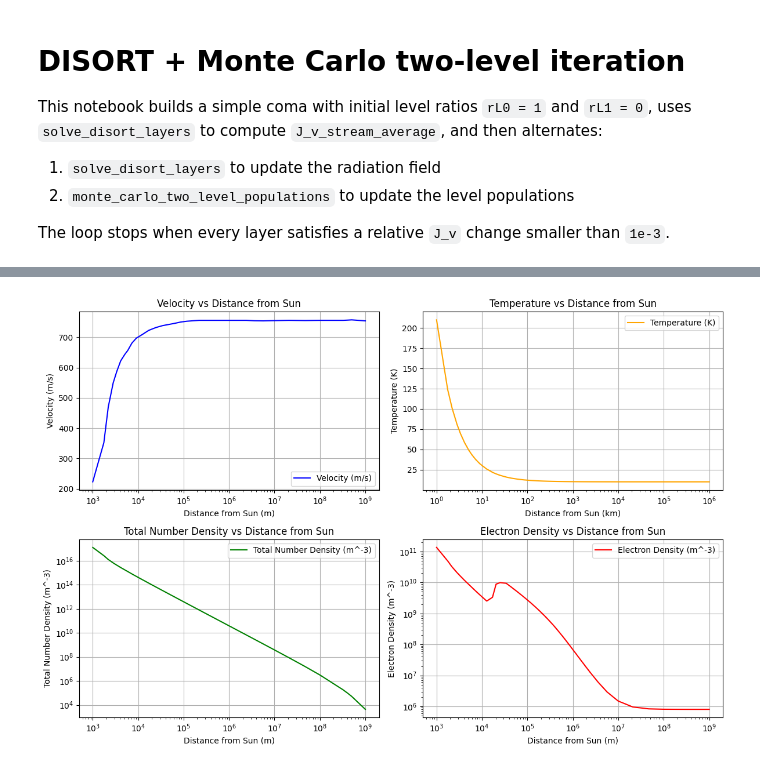
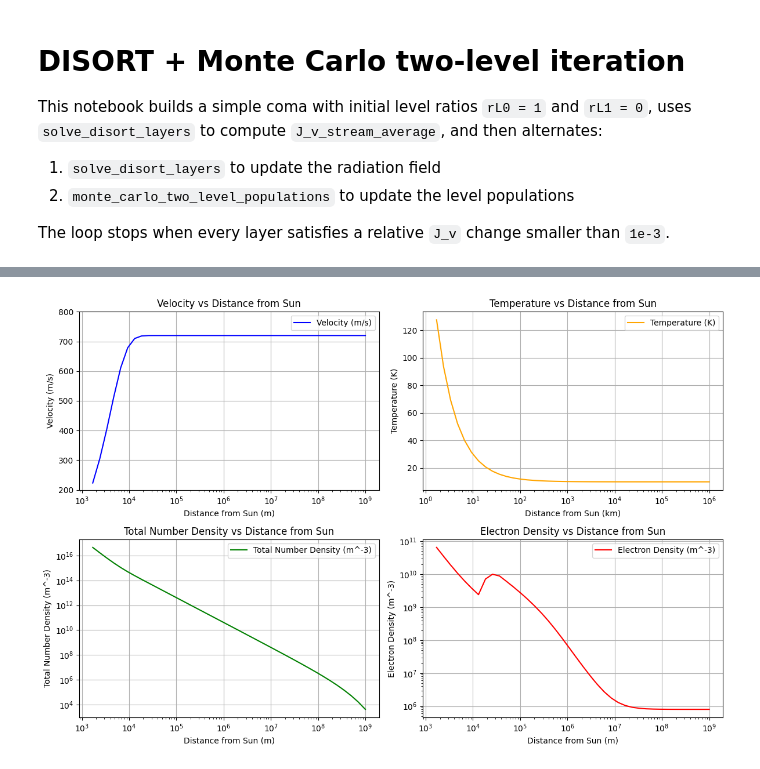
Before and after one commit to jihenghu/ComaSpec, a Jupyter notebook: examples/example_disort.ipynb, the cells around one changed output, grey strips where cells are left out. Cells and saved outputs as stored; diff of their text form; code cells hidden in the pictures.

```diff
--- a/examples/example_disort.ipynb
+++ b/examples/example_disort.ipynb
@@ -68,7 +66,7 @@ absorber_mass_kg = 18.01528 * constants.ATOMIC_MASS_UNIT
 
 # Coma setup matching examples/coma.ipynb
 heliocentric_distance_AU = 2.5
-xc = radius_km * 1.0e3
+xc = np.logspace(np.log10(1.7e3), np.log10(1e9), 40)[::-1]
 xf = np.empty(xc.size + 1, dtype=np.float64)
 xf[1:-1] = np.sqrt(xc[:-1] * xc[1:])
 xf[0] = xc[0] ** 2 / xf[1]
@@ -76,9 +74,9 @@ xf[-1] = xc[-1] ** 2 / xf[-2]
 nlayer = xc.size
 
 v0 = 720.0
-c_scale = 3.5e3
-# velocity = velocity_tanh(xc, v0=v0, c=c_scale)
-velocity = np.interp(xc, rkm*1e3, velocity)
+c_scale = 5.3e3
+velocity = velocity_tanh(xc, v0=v0, c=c_scale)
+# velocity = np.interp(xc, rkm*1e3, velocity)
 
 T0 = 10.0
 temperature = temperature_inverse_distance(xc, a=10, b=1, t0=T0, r0=2000)
@@ -103,7 +101,7 @@ nelec, telec = electron_biver_1997(
 
 # Initial level ratios: rL0 = 0.5, rL1 = 0.5
 fractions = np.zeros((nlayer, 1), dtype=np.float64)
-fractions[:, 0] = level1_ratio
+fractions[:, 0] = 0.0# level1_ratio
 coma = ComaGrid(
     temperature=temperature,
     total_number_density=total_number_density,
@@ -123,31 +121,32 @@ plt.subplot(2, 2, 1)
 plt.semilogx(xc, velocity, label='Velocity (m/s)', color='blue')
 plt.xlabel('Distance from Sun (m)')
 plt.ylabel('Velocity (m/s)')
+plt.ylim(200, 800)
 plt.title('Velocity vs Distance from Sun')
 plt.grid()
 plt.legend()
 plt.subplot(2, 2, 2)
 plt.semilogx(xc/1000, temperature, label='Temperature (K)', color='orange')
 plt.xlabel('Distance from Sun (km)')
 plt.ylabel('Temperature (K)')
 plt.title('Temperature vs Distance from Sun')
 plt.grid()
 plt.legend()
 plt.subplot(2, 2, 3)
 plt.loglog(xc, total_number_density, label='Total Number Density (m^-3)', color='green')
 plt.xlabel('Distance from Sun (m)')
 plt.ylabel('Total Number Density (m^-3)')
 plt.title('Total Number Density vs Distance from Sun')
 plt.grid()
 plt.legend()
 plt.subplot(2, 2, 4)
 plt.loglog(xc, nelec, label='Electron Density (m^-3)', color='red')
 plt.xlabel('Distance from Sun (m)')
 plt.ylabel('Electron Density (m^-3)')
 plt.title('Electron Density vs Distance from Sun')
 plt.grid()
 plt.legend()
 plt.tight_layout()
 plt.show()
 # %% [output]
-[figure, old version]
+[figure, new version]
```
Also changed, not shown: parts of 8 cells of this notebook, 10 other files.
